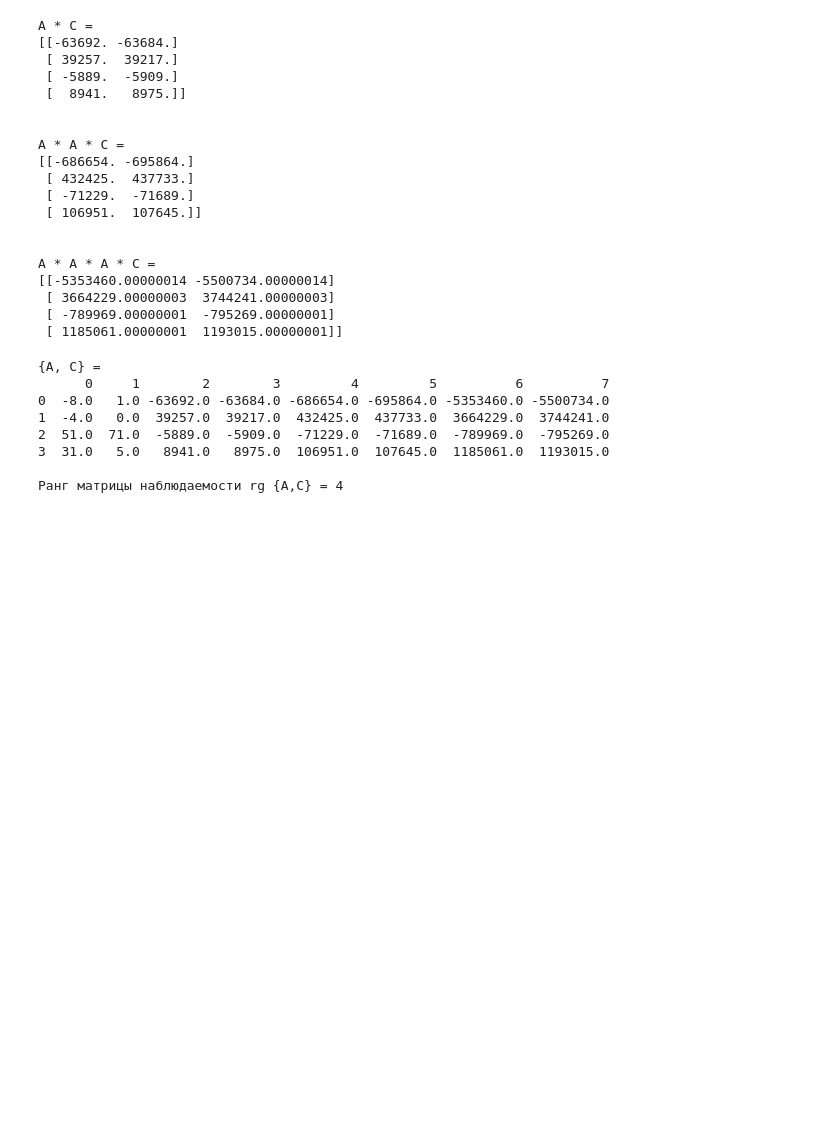
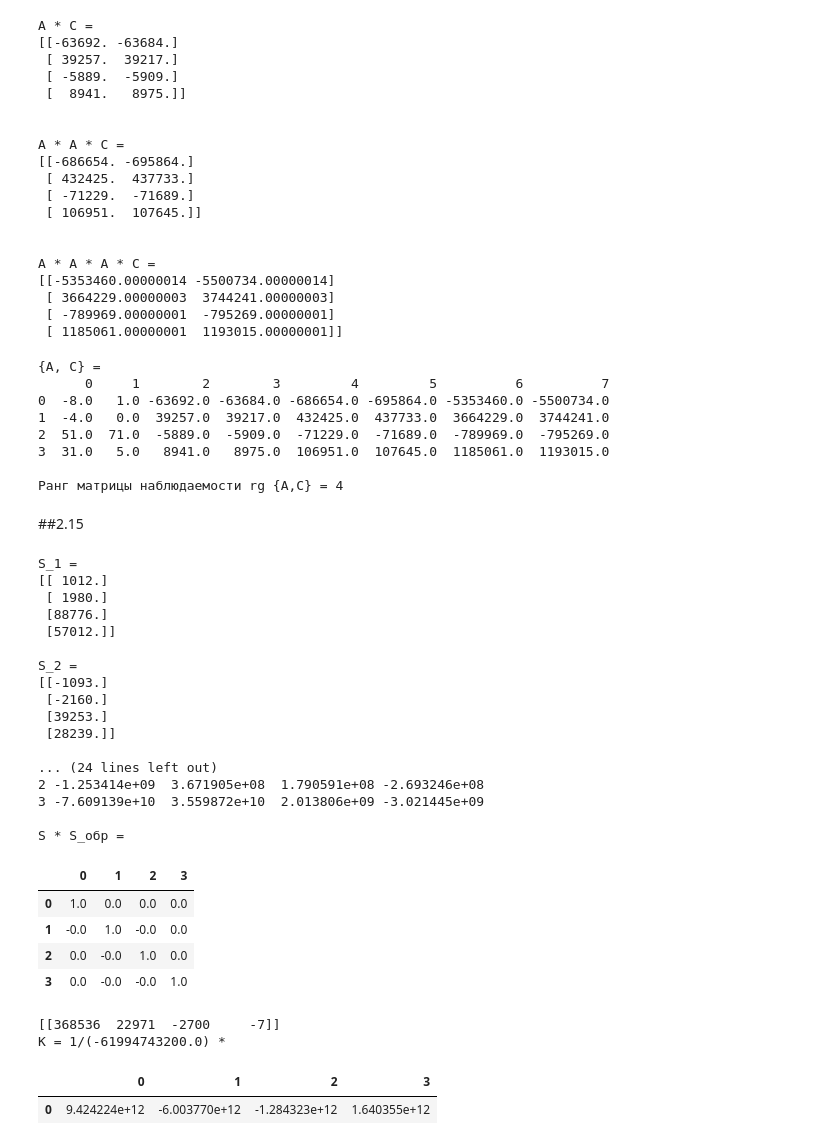
Before and after one commit to Viktory4121/Control_theory, a Jupyter notebook: lab2_ct.ipynb, the cells around one changed output. Drawn from its saved outputs; the diff is of its cells as text; code cells hidden in the pictures; blank space fills up the shorter version.

```diff
--- a/lab2_ct.ipynb
+++ b/lab2_ct.ipynb
@@ -366,3 +366,76 @@ print("\nРанг матрицы наблюдаемости rg {A,C} = " + str(r
 3  31.0   5.0   8941.0   8975.0  106951.0  107645.0  1185061.0  1193015.0
 
 Ранг матрицы наблюдаемости rg {A,C} = 4
+# %% [markdown]
+##2.15
+# %%
+#-38 & 267 & 386 & -616
+d0 = 1
+d1 = -38
+d2 = 267
+d3 = 386
+# %%
+#нахождение матрицы S
+S4 = np.round(B[:,0])
+S3 = np.round(A.dot(S4) + d1 * B[:,0])
+S2 = np.round(A.dot(S3) + d2 * B[:,0])
+S1 = np.round(A.dot(S2) + d3 * B[:,0])
+print('S_1 = ')
+print(S1)
+print('\nS_2 = ')
+print(S2)
+print('\nS_3 = ')
+print(S3)
+print('\nS_4 = ')
+print(S4)
+print('\nS = ')
+S = np.concatenate((S1, S2, S3, S4), axis=1)
+print(pd.DataFrame(S))
+
+coef_S = np.round(np.linalg.det(S))
+print('det(S) = ' + str(coef_S))
+
+print('\nS_обр = 1/(' + str(coef_S) + ") * ")
+S_ = np.linalg.inv(S)
+print(pd.DataFrame(S_ * coef_S))
+
+print("\nS * S_обр = ")
+pd.DataFrame(np.round(S.dot(S_)))
+# %% [output]
+S_1 =
+[[ 1012.]
+ [ 1980.]
+ [88776.]
+ [57012.]]
+
+S_2 =
+[[-1093.]
+ [-2160.]
+ [39253.]
+ [28239.]]
+
+... (24 lines left out)
+2 -1.253414e+09  3.671905e+08  1.790591e+08 -2.693246e+08
+3 -7.609139e+10  3.559872e+10  2.013806e+09 -3.021445e+09
+
+S * S_обр =
+|  | 0 | 1 | 2 | 3 |
+| 0 | 1.0 | 0.0 | 0.0 | 0.0 |
+| 1 | -0.0 | 1.0 | -0.0 | 0.0 |
+| 2 | 0.0 | -0.0 | 1.0 | 0.0 |
+| 3 | 0.0 | -0.0 | -0.0 | 1.0 |
+# %%
+#-45 & -2433 & 23357 & 367920
+#3-4) поиск матрицы K
+d_ = [-45, -2433, 23357, 367920]
+d = [-38, 267, 386, -616]
+K_ = np.matrix([d_[3] - d[3], d_[2] - d[2], d_[1] - d[1], d_[0] - d[0]]) #это K с чертой (ее можно найти с помощью пункта 2)
+print(K_)
+K = K_.dot(S_)
+print("K = 1/(" + str(coef_S) + ") *")
+pd.DataFrame(K * coef_S)
+# %% [output]
+[[368536  22971  -2700     -7]]
+K = 1/(-61994743200.0) *
+|  | 0 | 1 | 2 | 3 |
+| 0 | 9.424224e+12 | -6.003770e+12 | -1.284323e+12 | 1.640355e+12 |
```
Also changed, not shown: parts of 5 cells of this notebook.
